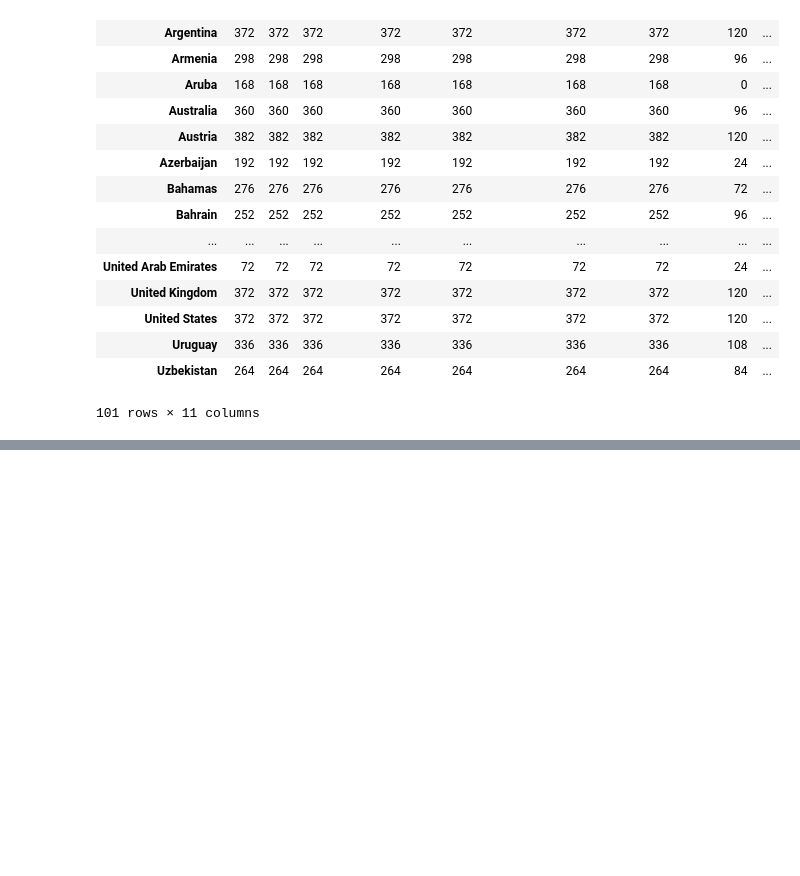
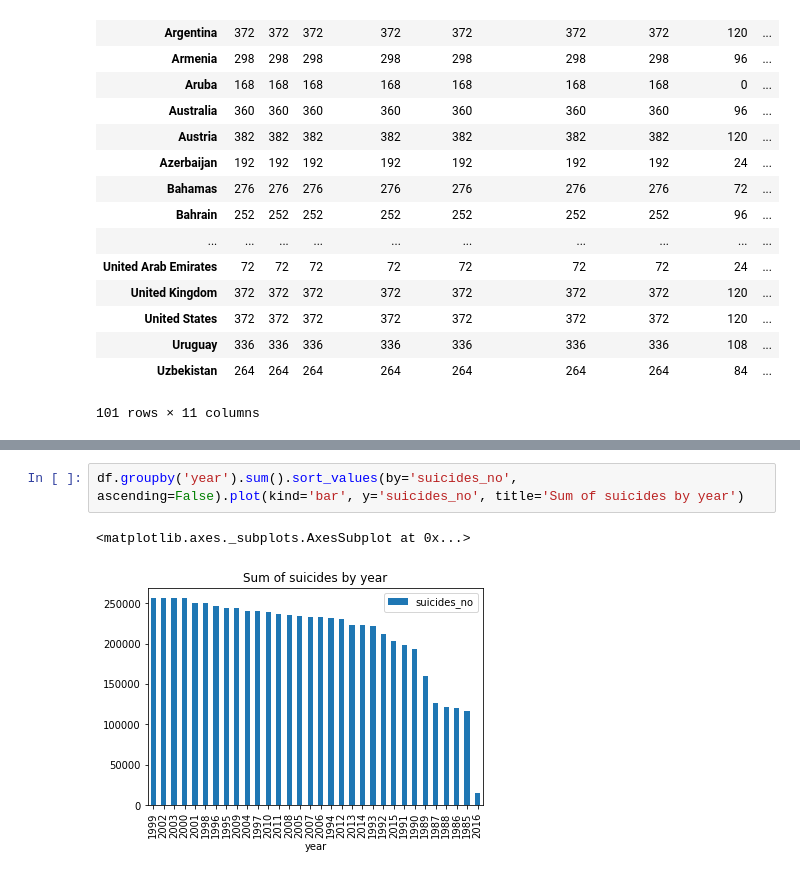
Before and after one commit to siddharthjain1611/Suicide-Rate-Analysis, a Jupyter notebook: Suicide_Rate.ipynb, the cells around one changed output, grey strips where cells are left out. Saved outputs shown, nothing was run; the diff lists cells and outputs as text; blank space fills up the shorter version.

```diff
--- a/Suicide_Rate.ipynb
+++ b/Suicide_Rate.ipynb
@@ -186,0 +181,5 @@ Name: suicides_no, dtype: int64
+# %%
+df.groupby('year').sum().sort_values(by='suicides_no', ascending=False).plot(kind='bar', y='suicides_no', title='Sum of suicides by year')
+# %% [output]
+<matplotlib.axes._subplots.AxesSubplot at 0x...>
+[figure, added]
```
Also changed, not shown: parts of 1 cell of this notebook.
